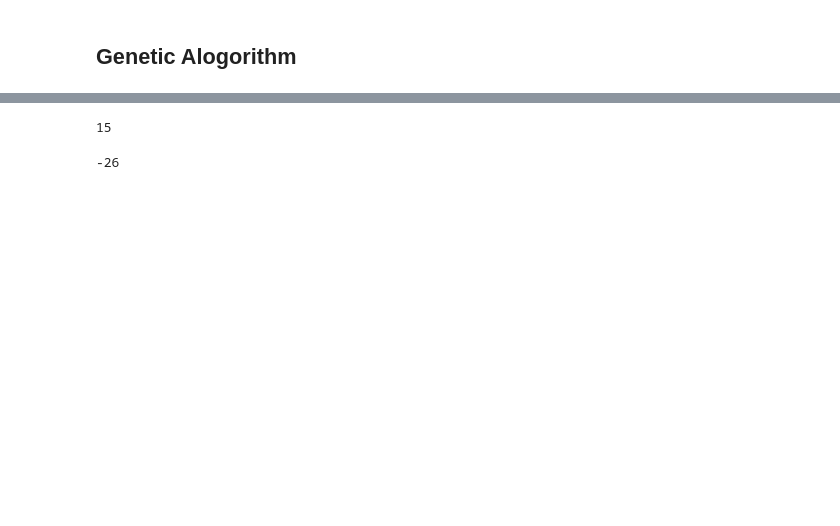
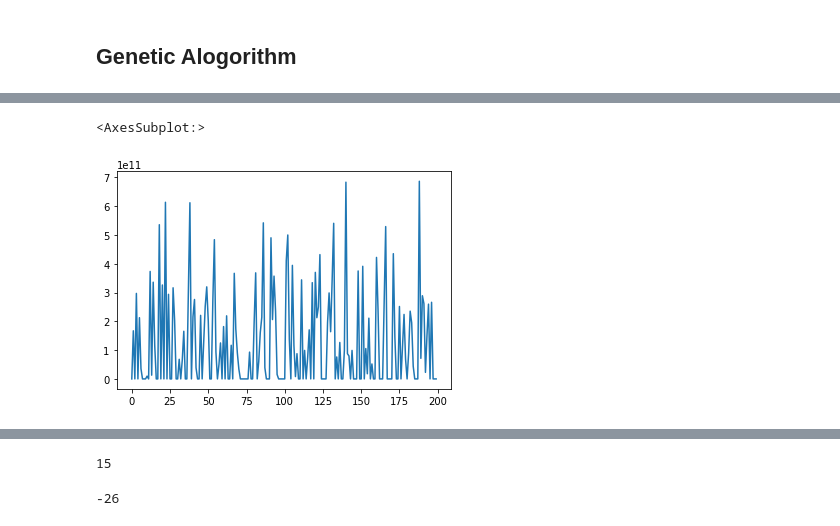
Before and after one commit to sugyeong-jo/ProjectLab, a Jupyter notebook: workspac_notebook_20211026.ipynb, the cells around one changed output, grey strips where cells are left out. Saved outputs shown, nothing was run; the diff lists cells and outputs as text; code cells hidden in the pictures; blank space fills up the shorter version.

```diff
--- a/workspac_notebook_20211026.ipynb
+++ b/workspac_notebook_20211026.ipynb
@@ -1041,0 +1055,5 @@ print('Done!')
+# %%
+pd.DataFrame(log_detail)[1].plot()
+# %% [output]
+<AxesSubplot:>
+[figure, added]
```
Also changed, not shown: parts of 17 cells of this notebook.
